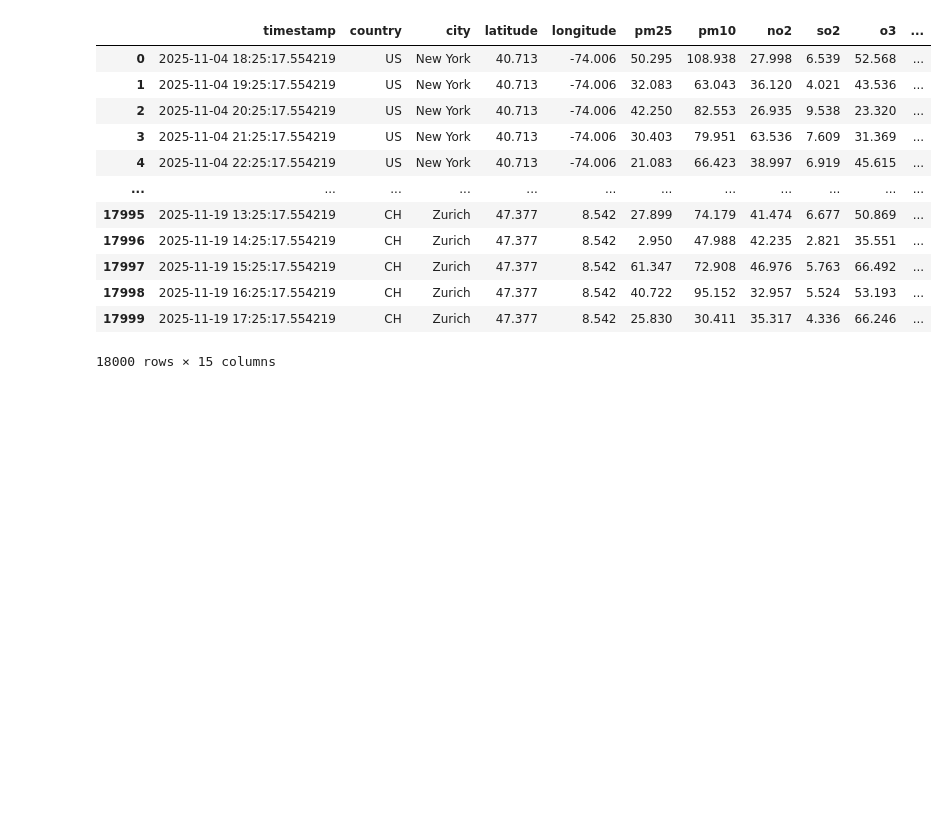
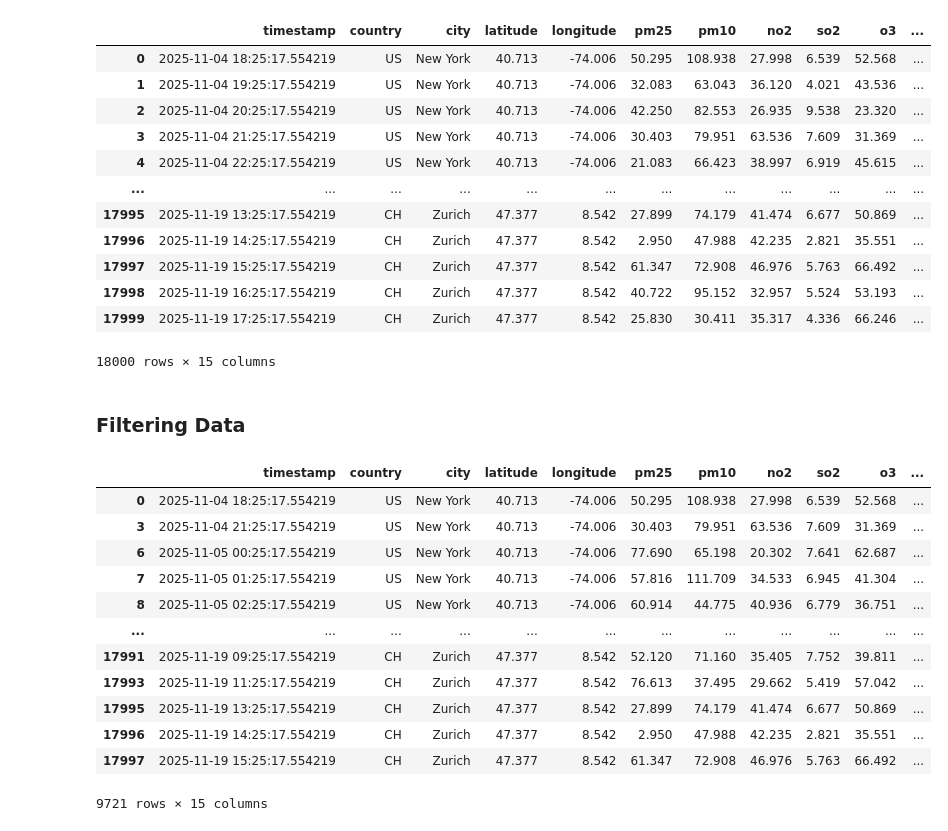
Before and after one commit to OMPRAKASH261/Prime-AI_ML_DS, a Jupyter notebook: Pandas/pandas_tutorial.ipynb, the cells around one changed output. Cells and saved outputs as stored; diff of their text form; code cells hidden in the pictures; blank space fills up the shorter version.

Commit message:
Filtering & Query

```diff
--- a/Pandas/pandas_tutorial.ipynb
+++ b/Pandas/pandas_tutorial.ipynb
@@ -355,3 +386,23 @@ df
 | 17998 | 2025-11-19 16:25:17.554219 | CH | Zurich | 47.377 | 8.542 | 40.722 | 95.152 | 32.957 | 5.524 | 53.193 | ... |
 | 17999 | 2025-11-19 17:25:17.554219 | CH | Zurich | 47.377 | 8.542 | 25.830 | 30.411 | 35.317 | 4.336 | 66.246 | ... |
 18000 rows × 15 columns
+# %% [markdown]
+### Filtering Data
+# %%
+# Filtering of Data
+
+df[ df["aqi"] > 100]
+# %% [output]
+|  | timestamp | country | city | latitude | longitude | pm25 | pm10 | no2 | so2 | o3 | ... |
+| 0 | 2025-11-04 18:25:17.554219 | US | New York | 40.713 | -74.006 | 50.295 | 108.938 | 27.998 | 6.539 | 52.568 | ... |
+| 3 | 2025-11-04 21:25:17.554219 | US | New York | 40.713 | -74.006 | 30.403 | 79.951 | 63.536 | 7.609 | 31.369 | ... |
+| 6 | 2025-11-05 00:25:17.554219 | US | New York | 40.713 | -74.006 | 77.690 | 65.198 | 20.302 | 7.641 | 62.687 | ... |
+| 7 | 2025-11-05 01:25:17.554219 | US | New York | 40.713 | -74.006 | 57.816 | 111.709 | 34.533 | 6.945 | 41.304 | ... |
+| 8 | 2025-11-05 02:25:17.554219 | US | New York | 40.713 | -74.006 | 60.914 | 44.775 | 40.936 | 6.779 | 36.751 | ... |
+| ... | ... | ... | ... | ... | ... | ... | ... | ... | ... | ... | ... |
+| 17991 | 2025-11-19 09:25:17.554219 | CH | Zurich | 47.377 | 8.542 | 52.120 | 71.160 | 35.405 | 7.752 | 39.811 | ... |
+| 17993 | 2025-11-19 11:25:17.554219 | CH | Zurich | 47.377 | 8.542 | 76.613 | 37.495 | 29.662 | 5.419 | 57.042 | ... |
+| 17995 | 2025-11-19 13:25:17.554219 | CH | Zurich | 47.377 | 8.542 | 27.899 | 74.179 | 41.474 | 6.677 | 50.869 | ... |
+| 17996 | 2025-11-19 14:25:17.554219 | CH | Zurich | 47.377 | 8.542 | 2.950 | 47.988 | 42.235 | 2.821 | 35.551 | ... |
+| 17997 | 2025-11-19 15:25:17.554219 | CH | Zurich | 47.377 | 8.542 | 61.347 | 72.908 | 46.976 | 5.763 | 66.492 | ... |
+9721 rows × 15 columns
```
Also changed, not shown: parts of 16 cells of this notebook.
